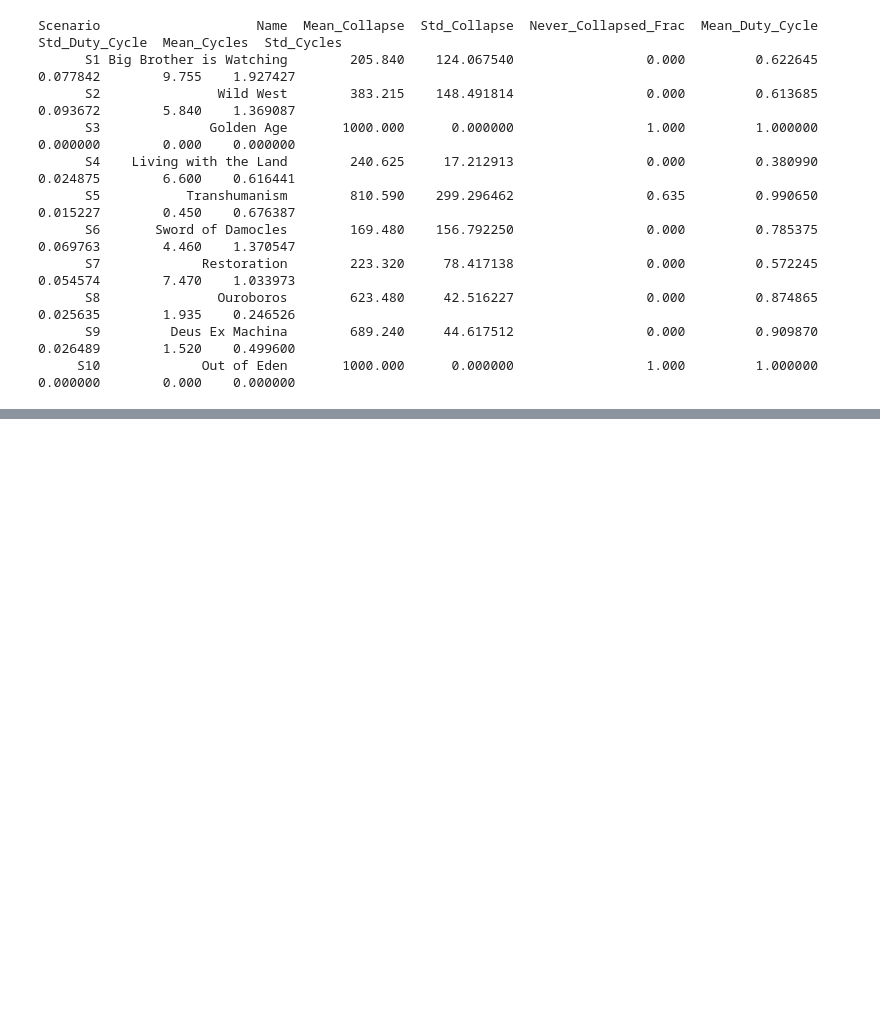
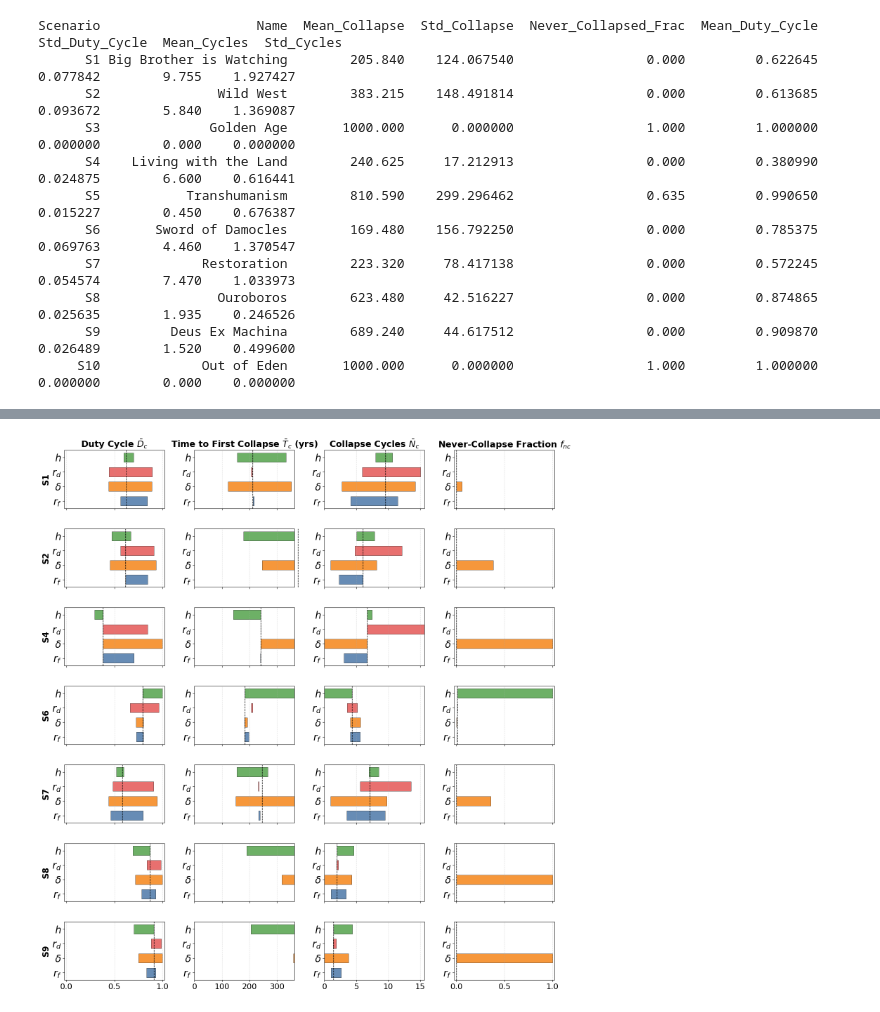
Before and after one commit to celiablanco/technocycles, a Jupyter notebook: notebooks/figures.ipynb, the cells around one changed output, grey strips where cells are left out. Drawn from its saved outputs; the diff is of its cells as text; code cells hidden in the pictures; blank space fills up the shorter version.

```diff
--- a/notebooks/figures.ipynb
+++ b/notebooks/figures.ipynb
@@ -346,0 +478,62 @@ Cycle grid: min=0, max=8
+# %%
+# Supplementary Figure S1: Sensitivity analysis for ALL collapse-prone scenarios
+collapse_scenarios = ["S1", "S2", "S4", "S6", "S7", "S8", "S9"]
+
+fig, axes = plt.subplots(len(collapse_scenarios), 4, figsize=(18, 2.8 * len(collapse_scenarios)),
+                         sharex="col",
+                         gridspec_kw={"hspace": 0.35, "wspace": 0.30})
+
+for row, sc in enumerate(collapse_scenarios):
+    sp = scenario_params[sc]
+    sc_baseline = {
+        "r": sp["r"], "R0": sp["R0_mean"], "delta": sp["delta_mean"],
+        "cf": sp["cf_mean"], "rd": sp["rd_mean"], "rf": sp["rf_mean"],
+        "h": sp["h_ex_risk"],
+    }
+    sc_base_metrics = run_mc_batch(sc_baseline, seed_rng=np.random.default_rng(54321))
+
+    sc_sweep = {}
+    for label, info in param_sweeps.items():
+        key = info["key"]
+        results = {}
+        for bound_name, bound_val in [("low", info["low"]), ("high", info["high"])]:
+            p = sc_baseline.copy()
+            p[key] = bound_val
+            results[bound_name] = run_mc_batch(p, seed_rng=np.random.default_rng(54321))
+        sc_sweep[label] = results
+
+    for col, (metric_key, metric_title) in enumerate(metric_info):
+        ax = axes[row, col]
+        base_val = sc_base_metrics[metric_key]
+        y_pos = np.arange(len(param_order))
+
+        for i, label in enumerate(param_order):
+            lo = sc_sweep[label]["low"][metric_key]
+            hi = sc_sweep[label]["high"][metric_key]
+            left = min(lo, hi)
+            width = abs(hi - lo)
+            ax.barh(i, width, left=left, height=0.65, color=param_colors[label],
+                    alpha=0.85, edgecolor="black", linewidth=0.5)
+
+        if metric_key in metric_xlims:
+            ax.set_xlim(metric_xlims[metric_key])
+        ax.axvline(base_val, color="black", linestyle="--", linewidth=1.0,
+                   zorder=5, clip_on=False)
+        ax.set_yticks(y_pos)
+        ax.set_yticklabels(param_order, fontsize=20)
+        ax.tick_params(axis="x", labelsize=16)
+        ax.grid(True, axis="x", linestyle="--", alpha=0.4)
+        for spine in ax.spines.values():
+            spine.set_visible(True); spine.set_color("black"); spine.set_linewidth(0.8)
+
+        if row == 0:
+            ax.set_title(metric_title, fontsize=18, fontweight="bold")
+        if col == 0:
+            ax.set_ylabel(sc, fontsize=17, fontweight="bold")
+
+
+
+plt.savefig(figures_dir / "sensitivity_analysis_all_scenarios.png", dpi=300, bbox_inches="tight")
+plt.show()
+# %% [output]
+[figure, added]
```
Also changed, not shown: parts of 5 cells of this notebook, 34 other files.
